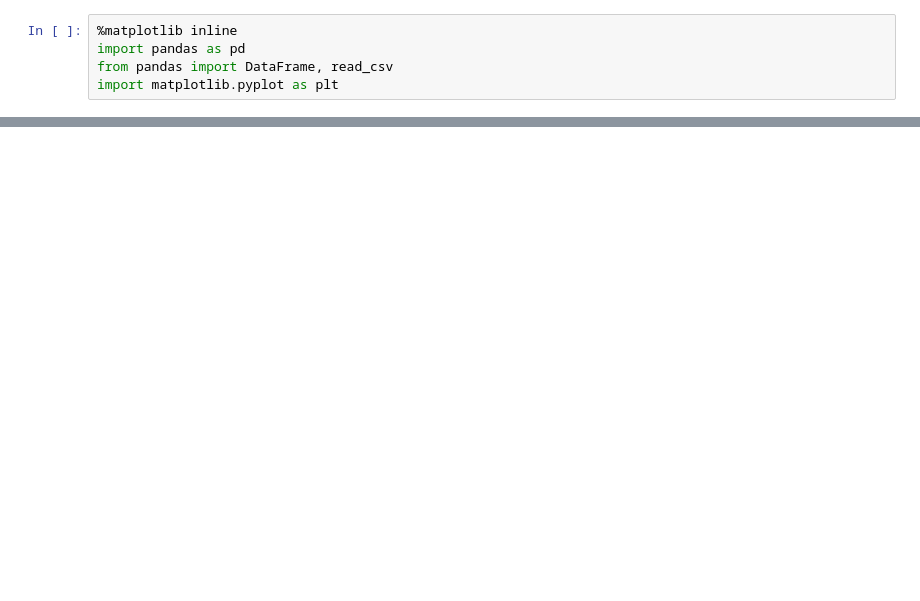
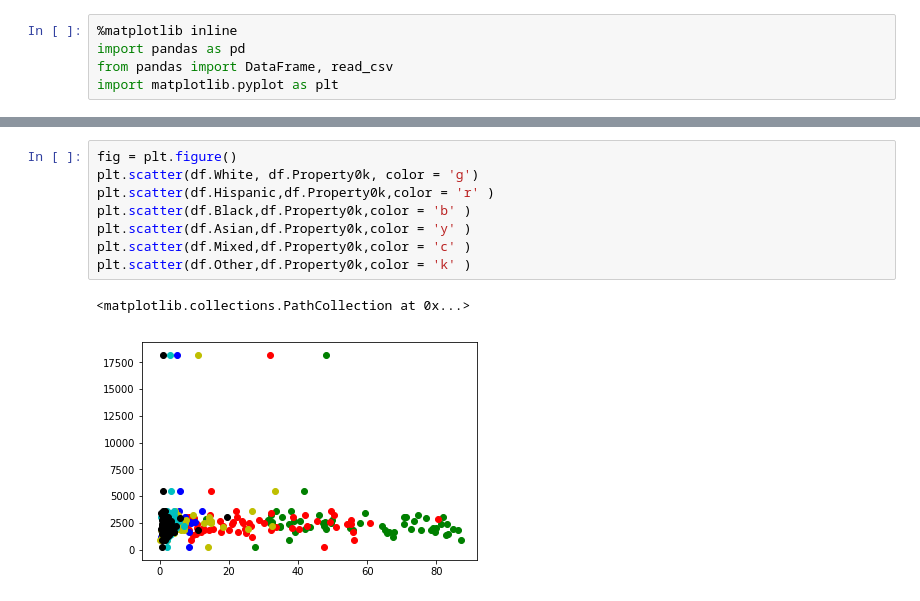
Before and after one commit to YijingLi0726/ECE-143-Group-14, a Jupyter notebook: CrimeRate vs Ethnicity/Crime_Ethnicity.ipynb, the cells around one changed output, grey strips where cells are left out. Drawn from its saved outputs; the diff is of its cells as text; blank space fills up the shorter version.

```diff
--- a/CrimeRate vs Ethnicity/Crime_Ethnicity.ipynb
+++ b/CrimeRate vs Ethnicity/Crime_Ethnicity.ipynb
@@ -34,0 +39,11 @@ plt.scatter(df.Hispanic,df.Violent_Sum,color = 'r' )
+# %%
+fig = plt.figure()
+plt.scatter(df.White, df.Property0k, color = 'g')
+plt.scatter(df.Hispanic,df.Property0k,color = 'r' )
+plt.scatter(df.Black,df.Property0k,color = 'b' )
+plt.scatter(df.Asian,df.Property0k,color = 'y' )
+plt.scatter(df.Mixed,df.Property0k,color = 'c' )
+plt.scatter(df.Other,df.Property0k,color = 'k' )
+# %% [output]
+<matplotlib.collections.PathCollection at 0x...>
+[figure, added]
```
Also changed, not shown: parts of 3 cells of this notebook, 1 other file.
